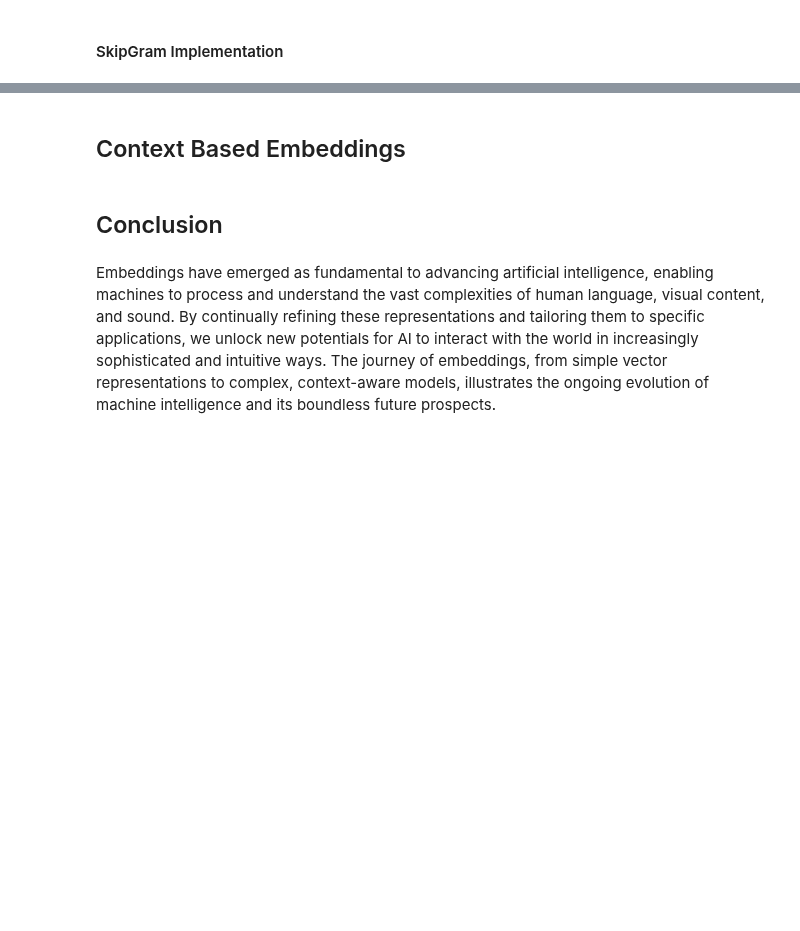
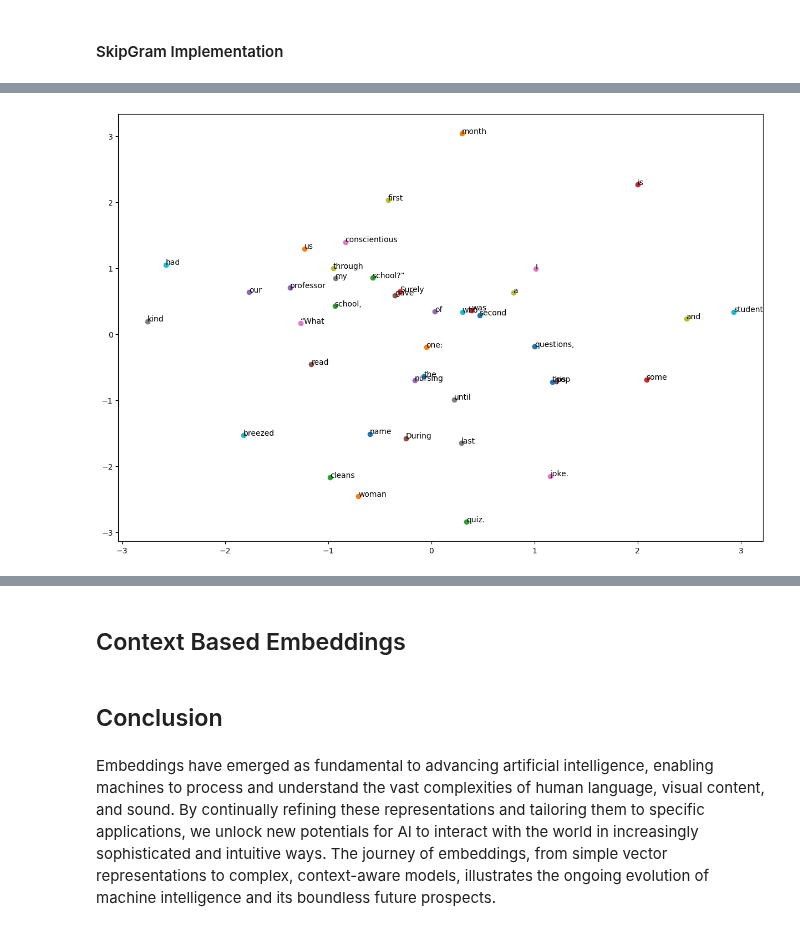
Before and after one commit to arkeodev/nlp, a Jupyter notebook: Embeddings/embeddings.ipynb, the cells around one changed output, grey strips where cells are left out. Cells and saved outputs as stored; diff of their text form; code cells hidden in the pictures; blank space fills up the shorter version.

```diff
--- a/Embeddings/embeddings.ipynb
+++ b/Embeddings/embeddings.ipynb
@@ -491,2 +605,98 @@ Word2Vec offered two distinct architectures:
 # %% [markdown]
 #### SkipGram Implementation
+# %%
+import numpy as np
+import torch
+import torch.nn as nn
+import torch.optim as optim
+import matplotlib.pyplot as plt
+from tqdm import tqdm
+
+# Data
+sentences = """During my second month of nursing school, our professor gave us a pop quiz.
+I was a conscientious student and had breezed through the questions, until I read the last one:
+“What is the first name of the woman who cleans the school?”  Surely this was some kind of joke."""
+
+# Preprocess the sentences
+def preprocess_sentences(sentences):
+    word_sequence = sentences.split()
+    word_list = list(set(word_sequence))
+    word_dict = {w: i for i, w in enumerate(word_list)}
+    return word_sequence, word_list, word_dict
+
+word_sequence, word_list, word_dict = preprocess_sentences(sentences)
+
+# Generate Skip-gram pairs
+def generate_skipgram_pairs(word_sequence, window_size=1):
+    skip_grams = []
+    for idx in range(window_size, len(word_sequence) - window_size):
+        target = word_dict[word_sequence[idx]]
+        contexts = [word_dict[word_sequence[idx - window_size]], word_dict[word_sequence[idx + window_size]]]
+        for context in contexts:
+            skip_grams.append([target, context])
+    return skip_grams
+
+# Random batch generation
+def random_batch(skip_grams, batch_size):
+    random_samples = np.random.choice(len(skip_grams), batch_size, replace=False)
+    random_inputs = [skip_grams[i][0] for i in random_samples]
+    random_labels = [skip_grams[i][1] for i in random_samples]
+    return torch.LongTensor(random_inputs), torch.LongTensor(random_labels)
+
+# Define the Skip-gram Model
+class SkipgramModel(nn.Module):
+    def __init__(self, voc_size, embedding_size):
+        super(SkipgramModel, self).__init__()
+        self.embedding = nn.Embedding(voc_size, embedding_size)
+        self.W = nn.Linear(embedding_size, embedding_size, bias=False)
+        self.WT = nn.Linear(embedding_size, voc_size, bias=False)
+
+    def forward(self, X):
+        X = self.embedding(X)
+        X = nn.functional.relu(self.W(X))
+        X = self.WT(X)
+        return X
+
+    def get_word_embedding(self, word):
+        word_id = torch.LongTensor([word_dict[word]])
+        return self.embedding(word_id)
+
+# Model, Loss, and Optimizer
+voc_size = len(word_list)
+model = SkipgramModel(voc_size, embedding_size=10)
+criterion = nn.CrossEntropyLoss()
+optimizer = optim.Adam(model.parameters(), lr=0.01)
+
+# Training Loop
+skip_grams = generate_skipgram_pairs(word_sequence)
+for epoch in tqdm(range(1000), total=len(skip_grams)):
+    input_batch, target_batch = random_batch(skip_grams, batch_size=2)
+    output = model(input_batch)
+    loss = criterion(output, target_batch)
+
+    optimizer.zero_grad()
+    loss.backward()
+    optimizer.step()
+
+    if (epoch + 1) % 100 == 0:
+        print(f'Epoch: {epoch + 1}, Loss: {loss.item():.6f}')
+
+# Visualization of Word Embeddings
+plt.figure(figsize=(15,10))
+for word in word_list:
+    embedding = model.get_word_embedding(word).detach().numpy()[0]
+    plt.scatter(embedding[0], embedding[1])
+    plt.annotate(word, (embedding[0], embedding[1]))
+plt.show()
+
+# Generate a sentence
+sentence = "Surely"
+generated_sentence = [sentence]
+
+for _ in range(6):
+    pred_word_id = torch.argmax(model(torch.LongTensor([word_dict[generated_sentence[-1]]])))
+    pred_word = word_list[pred_word_id.item()]
+    generated_sentence.append(pred_word)
+
+print('Generated sentence:', ' '.join(generated_sentence))
+# %% [output]
@@ -492,0 +713 @@ Word2Vec offered two distinct architectures:
+[figure, added]
```
Also changed, not shown: parts of 2 cells of this notebook.
